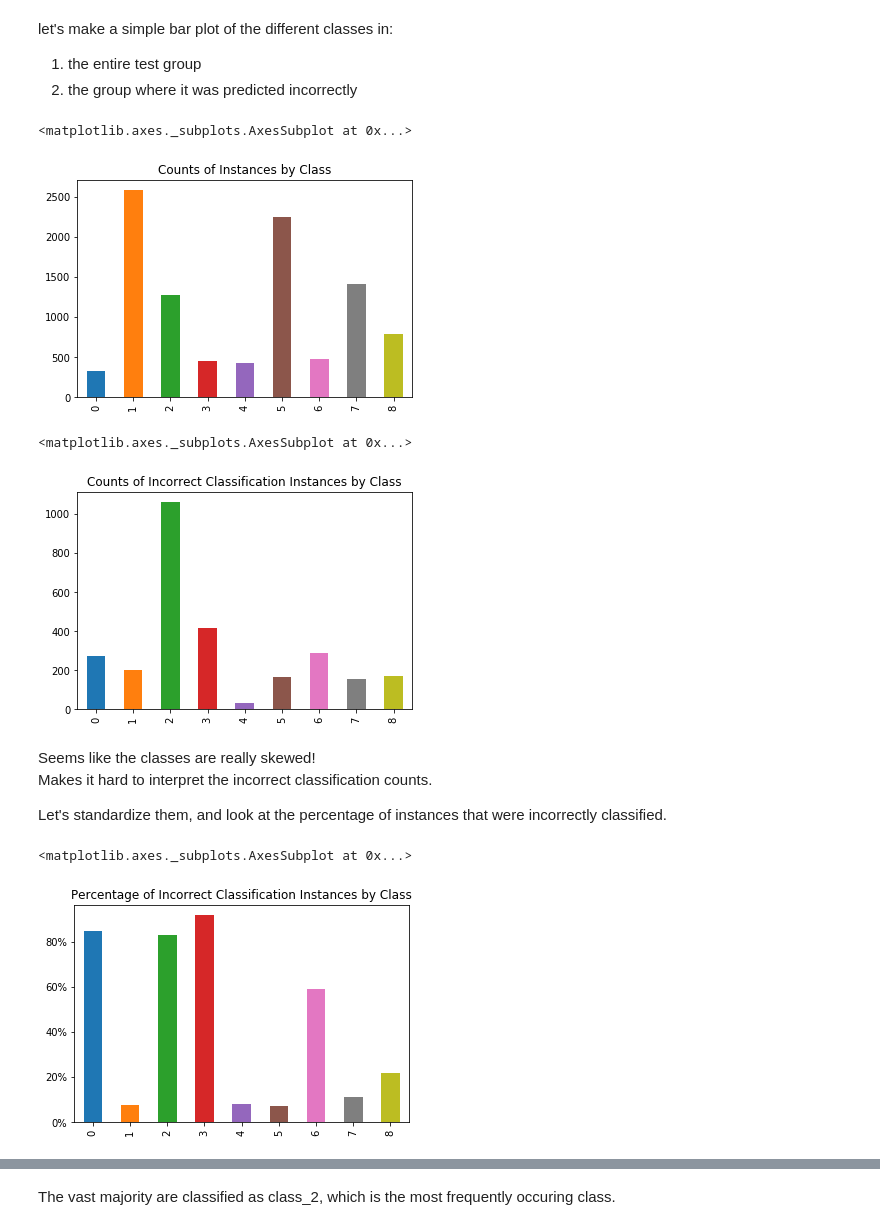
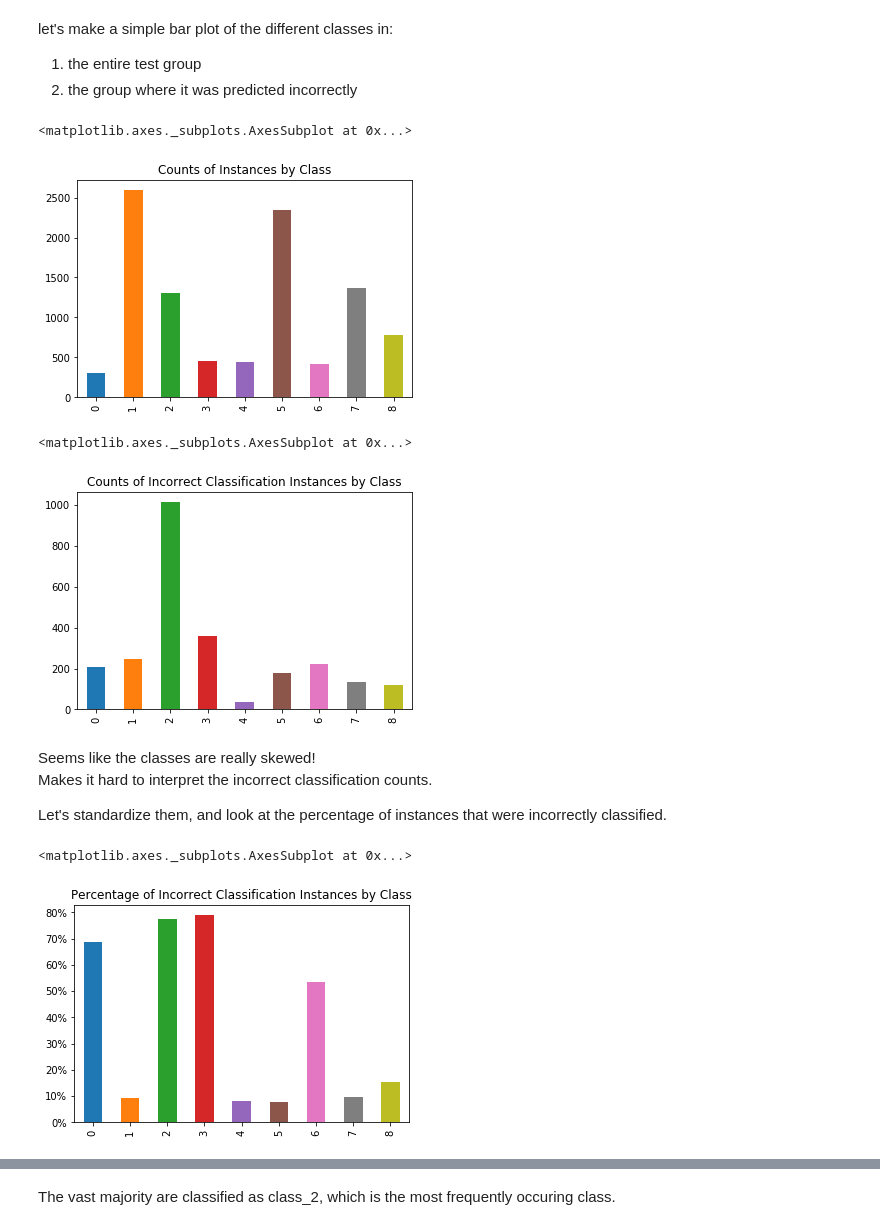
Before and after one commit to JacobCP/Category-Classification, a Jupyter notebook: Kaggle - Otto Product Classification.ipynb, the cells around one changed output, grey strips where cells are left out. Drawn from its saved outputs; the diff is of its cells as text; code cells hidden in the pictures.

```diff
--- a/Kaggle - Otto Product Classification.ipynb
+++ b/Kaggle - Otto Product Classification.ipynb
@@ -221,7 +221,7 @@ epoch_test_accuracies.append(accuracy.eval({X_batch: np.transpose(X_test_normali
 batch_size = 1000
 batches_in_epoch = int(X_train.shape[0] / batch_size)
 remainder = X_train.shape[0] % batch_size
-train_epochs = 500 # should be enough, see where the peek is, then rerun that amount
+train_epochs = 450 # should be enough, see where the peek is, then rerun that amount
 
 
 batch_start = 0
@@ -422,13 +421,13 @@ numbers_order = [i for i in range(9)]
 X_test_analysis["labels"].value_counts().loc[numbers_order].plot(kind="bar", title = "Counts of Instances by Class")
 # %% [output]
 <matplotlib.axes._subplots.AxesSubplot at 0x...>
-[figure, old version]
+[figure, new version]
 # %%
 X_test_analysis[~X_test_analysis["correct_prediction"]]["labels"].value_counts().loc[numbers_order].plot(kind="bar",
                                                                 title = "Counts of Incorrect Classification Instances by Class")
 # %% [output]
 <matplotlib.axes._subplots.AxesSubplot at 0x...>
-[figure, old version]
+[figure, new version]
 # %% [markdown]
 Seems like the classes are really skewed!
 Makes it hard to interpret the incorrect classification counts.
@@ -437,11 +436,11 @@ Let's standardize them, and look at the percentage of instances that were incorr
 # %%
 total_counts = X_test_analysis["labels"].value_counts().loc[numbers_order]
 incorrect_counts = X_test_analysis[~X_test_analysis["correct_prediction"]]["labels"].value_counts().loc[numbers_order]
 incorrect_percentages = incorrect_counts / total_counts
 incorrect_plot = (incorrect_percentages * 100).plot(kind="bar", title = "Percentage of Incorrect Classification Instances by Class")
-incorrect_plot.set_yticklabels(["0%", "20%", "40%", "60%", "80%"])
+incorrect_plot.set_yticklabels([str(i) + "%" for i in range(0,100,10)])
 incorrect_plot
 # %% [output]
 <matplotlib.axes._subplots.AxesSubplot at 0x...>
-[figure, old version]
+[figure, new version]
 # %% [markdown]
```
Also changed, not shown: parts of 4 cells of this notebook.
